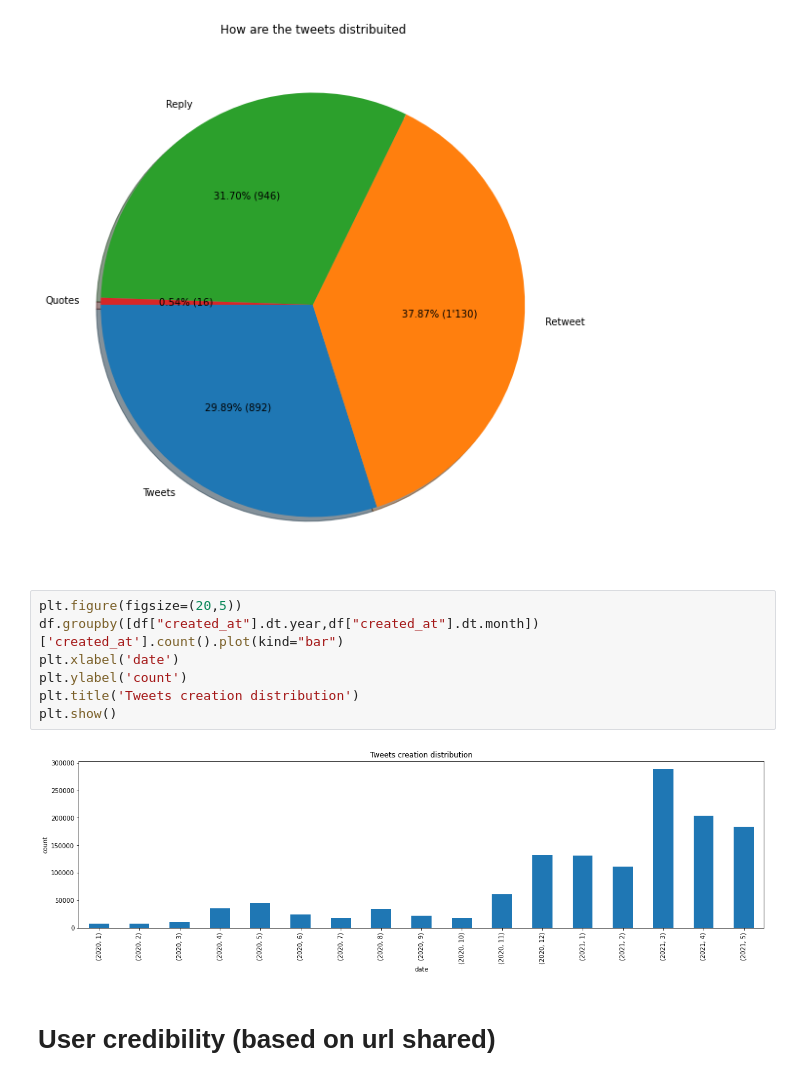
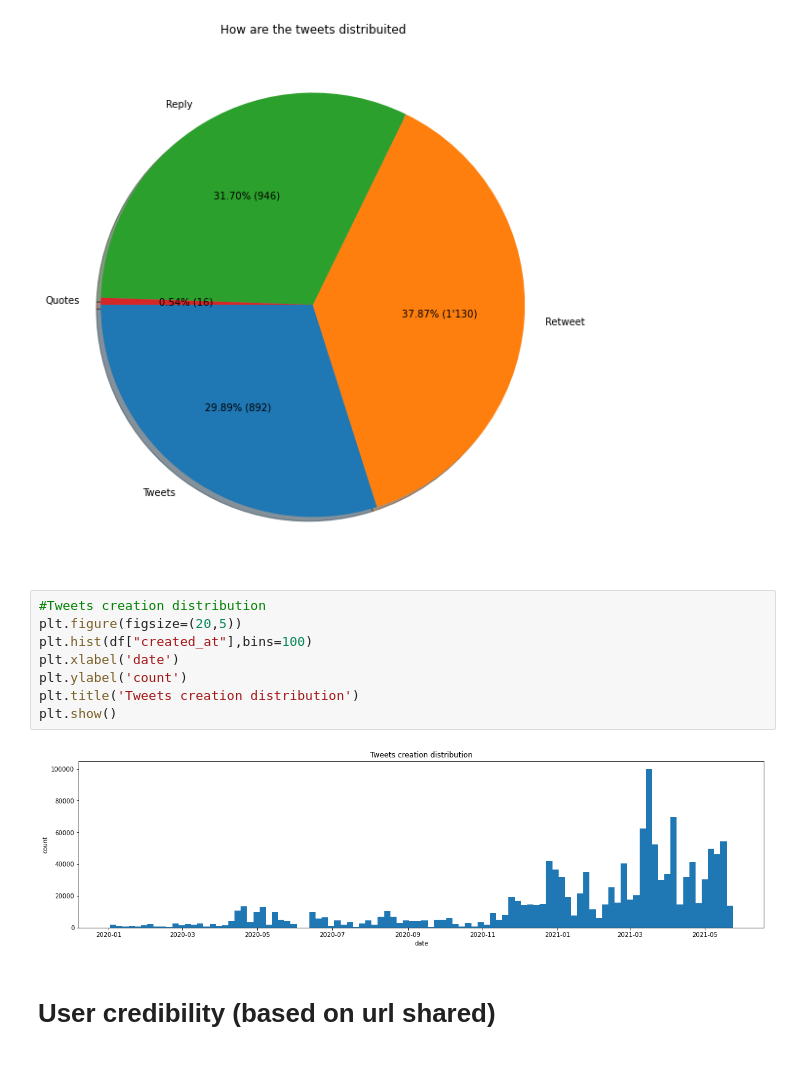
Before and after one commit to giada-c/twitterStudy, a Jupyter notebook: 2_Account_study/Account_study-Novax.ipynb, the cells around one changed output. Cells and saved outputs as stored; diff of their text form.

```diff
--- a/2_Account_study/Account_study-Novax.ipynb
+++ b/2_Account_study/Account_study-Novax.ipynb
@@ -275,14 +278,15 @@ plt.show()
 # %% [output]
 [figure]
 # %%
+#Tweets creation distribution
 plt.figure(figsize=(20,5))
-df.groupby([df["created_at"].dt.year,df["created_at"].dt.month])['created_at'].count().plot(kind="bar")
+plt.hist(df["created_at"],bins=100)
 plt.xlabel('date')
 plt.ylabel('count')
 plt.title('Tweets creation distribution')
 plt.show()
 # %% [output]
-[figure, old version]
+[figure, new version]
 # %% [markdown]
 # User credibility (based on url shared)
 # %%
```
Also changed, not shown: parts of 2 cells of this notebook, 3 other files.
